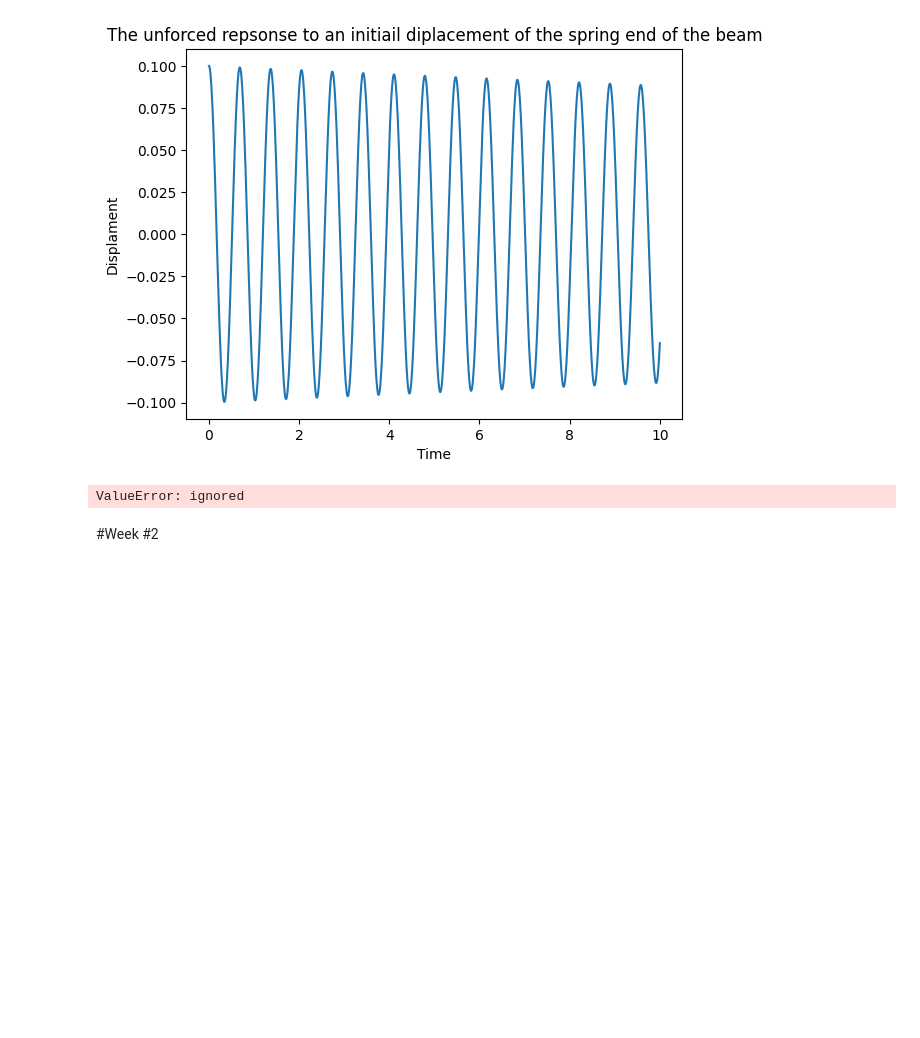
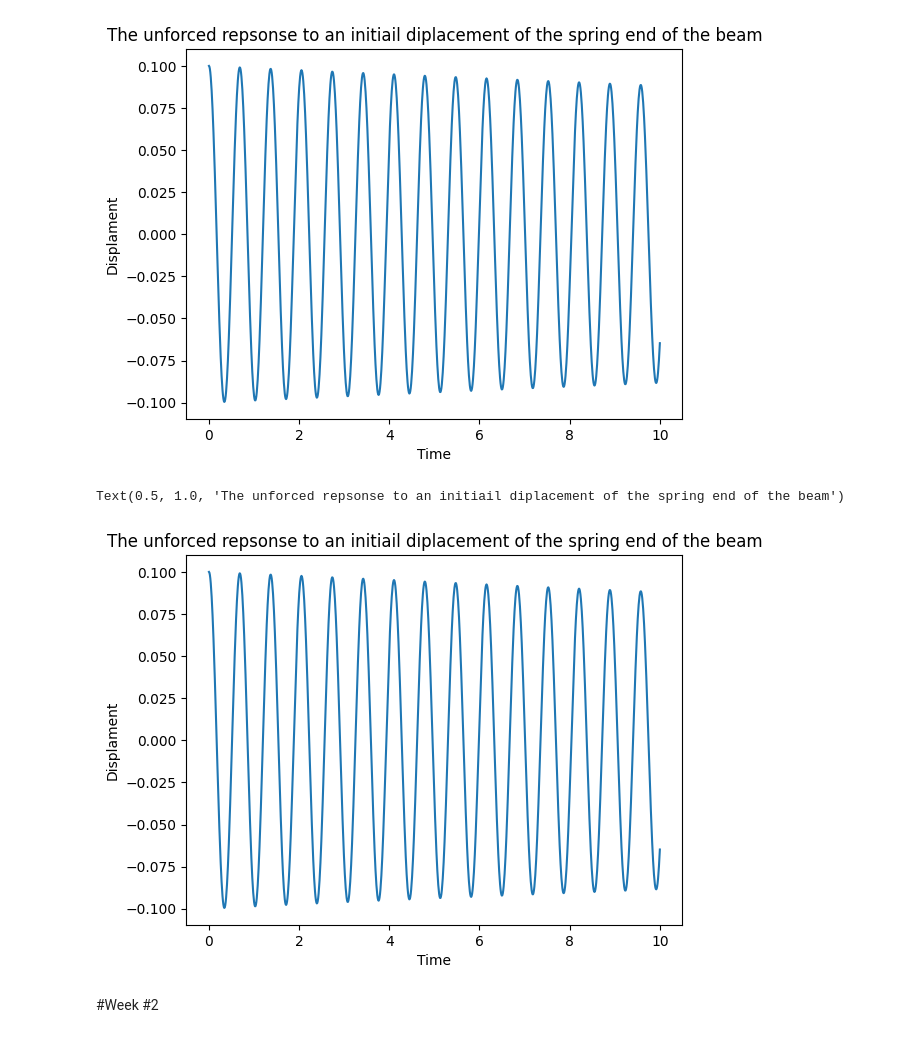
Before and after one commit to ME-UoP-ME421-Oct-2023/E-18-230, a Jupyter notebook: E_18_230_ME421_Vibration_Activity_Oct_2023.ipynb, the cells around one changed output. Saved outputs shown, nothing was run; the diff lists cells and outputs as text; code cells hidden in the pictures; blank space fills up the shorter version.

```diff
--- a/E_18_230_ME421_Vibration_Activity_Oct_2023.ipynb
+++ b/E_18_230_ME421_Vibration_Activity_Oct_2023.ipynb
@@ -134,7 +134,7 @@ l_e = 0.4 #l_exciter
 k = 150 #k value
 
 motor_speeds = [1.0 ,2.0 ,3.0]
-
+angle = np.pi/6
 #time
 t = np.linspace(0,10,1000)
 
@@ -146,48 +146,50 @@ d_co = c*l_d /(2*I_sy)
 #calculating omega
 omega = sqrt(k*l_s*l_s/I_sy)
 
-def frequency(t,motor_speed):
-  temp = motor_speed
-  return np.sin(2 * np.pi * temp * t)
+#def frequency(t,motor_speed):
+ # temp = motor_speed
+  #return np.sin(2 * np.pi * temp * t)
 
 
 
 
 #calculating Q(Oscillating force)
 
 #calculating q
-q = l_e*Q/I_sy
+#q = l_e*Q/I_sy
 
 
 
 # from equ (5)
 
-def model(v,t,motor_speed):
+def model(v,t):
   ang_dis,ang_vel=v
-  ang_acc = (-2*d_co*ang_vel-omega*omega*ang_dis) + q* np.sin(motor_speed*t)
+  ang_acc = (-2*d_co*ang_vel-omega*omega*ang_dis) + q  * np.sin(angle*t)
   return [ang_vel,ang_acc]
 
 #initial conditions of model
 initial_ang_dis = 0.1 #initial angular displacement
 initial_ang_vel = 0 # inital angular velocity
 initial_angle = 0
 
-
+motor_speeds = [1.0,2.0,3.0]
 
 #calculation solutions
-for motor_speed in motor_speeds:
-    freq =frequency(t,motor_speed)
-    Q =  freq*freq*(m_o*r_o)
-    sol = odeint(model,[initial_ang_dis,initial_ang_vel],t, args=(motor_speed,))
-    displacement= sol[:,0]
-    plt.figure()
-    plt.plot(t,displacement)
+#freq = frequency(motor_speed,t)
+#freq = frequency(motor_speeds,t)
+Q =  angle*angle*(m_o*r_o)
+q = l_e*Q/I_sy
+sol = odeint(model,[initial_ang_dis,initial_ang_vel],t)
+displacement= sol[:,0]
+plt.figure()
+plt.plot(t,displacement)
 
 plt.xlabel("Time")
 plt.ylabel("Displament")
 plt.title("The unforced repsonse to an initiail diplacement of the spring end of the beam")
 # %% [output]
-ValueError: ignored
+Text(0.5, 1.0, 'The unforced repsonse to an initiail diplacement of the spring end of the beam')
+[figure, added]
 # %% [markdown]
 #Week #2
 # %% [markdown]
```
